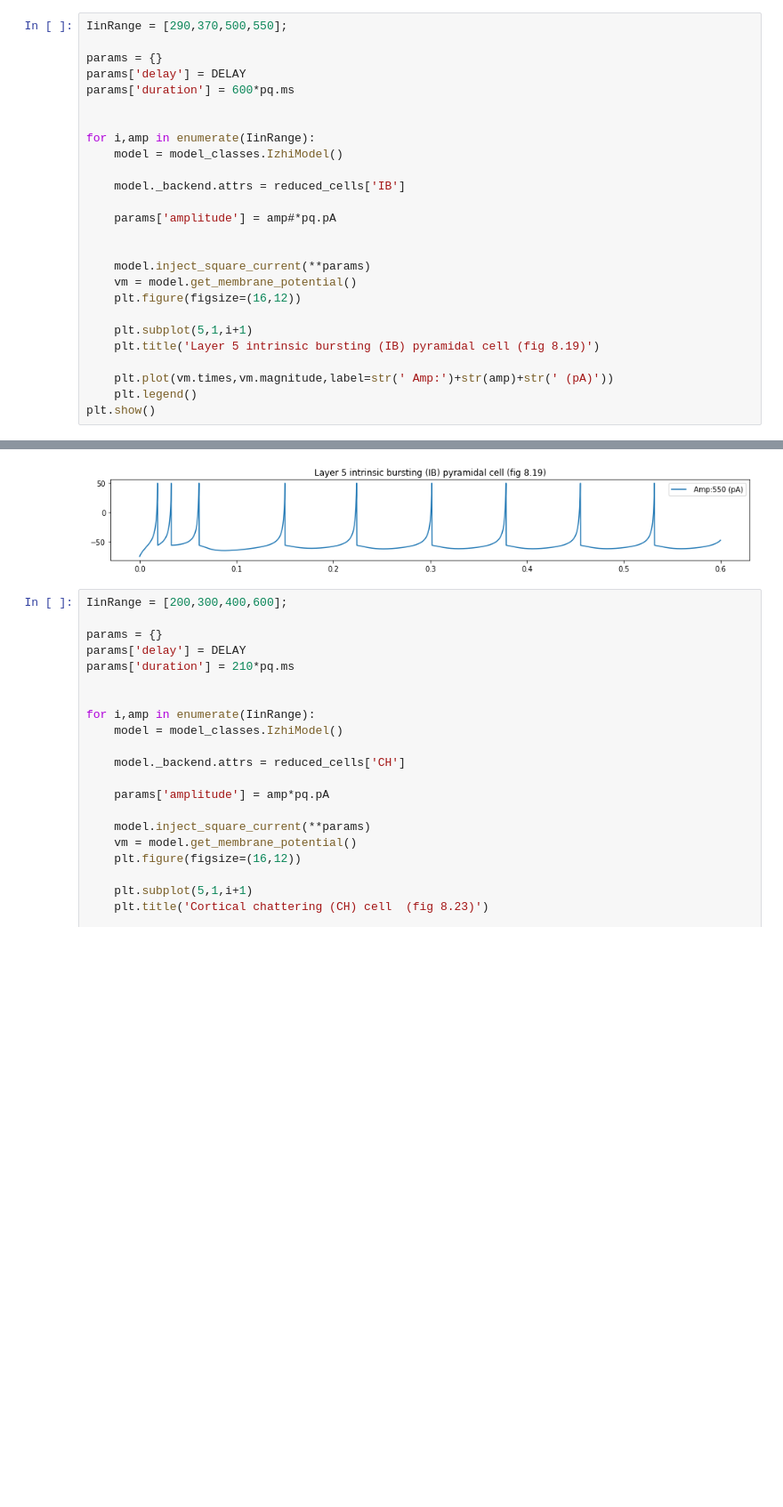
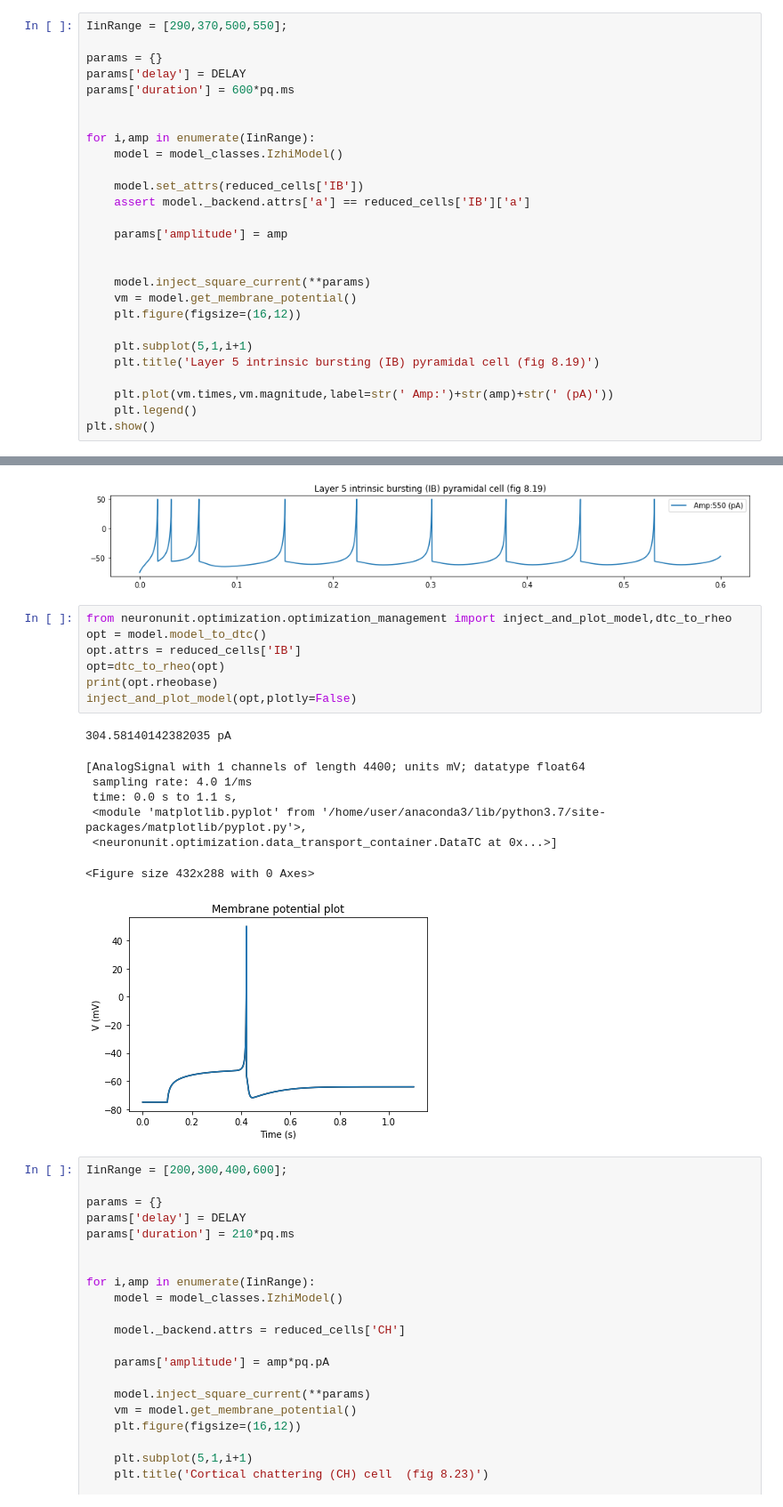
Before and after one commit to russelljjarvis/jit_hub, a Jupyter notebook: jithub/examples/backend_test.ipynb, the cells around one changed output, grey strips where cells are left out. Shown at 89% size. Saved outputs shown, nothing was run; the diff lists cells and outputs as text; blank space fills up the shorter version.

```diff
--- a/jithub/examples/backend_test.ipynb
+++ b/jithub/examples/backend_test.ipynb
@@ -171,9 +186,10 @@ params['duration'] = 600*pq.ms
 for i,amp in enumerate(IinRange):
     model = model_classes.IzhiModel()
 
-    model._backend.attrs = reduced_cells['IB']
+    model.set_attrs(reduced_cells['IB'])
+    assert model._backend.attrs['a'] == reduced_cells['IB']['a']
 
-    params['amplitude'] = amp#*pq.pA
+    params['amplitude'] = amp
 
 
     model.inject_square_current(**params)
@@ -191,6 +207,22 @@ plt.show()
 [figure]
 [figure]
 [figure]
+# %%
+from neuronunit.optimization.optimization_management import inject_and_plot_model,dtc_to_rheo
+opt = model.model_to_dtc()
+opt.attrs = reduced_cells['IB']
+opt=dtc_to_rheo(opt)
+print(opt.rheobase)
+inject_and_plot_model(opt,plotly=False)
+# %% [output]
+304.58140142382035 pA
+[AnalogSignal with 1 channels of length 4400; units mV; datatype float64
+ sampling rate: 4.0 1/ms
+ time: 0.0 s to 1.1 s,
+ <module 'matplotlib.pyplot' from '/home/user/anaconda3/lib/python3.7/site-packages/matplotlib/pyplot.py'>,
+ <neuronunit.optimization.data_transport_container.DataTC at 0x...>]
+<Figure size 432x288 with 0 Axes>
+[figure, added]
 # %%
 IinRange = [200,300,400,600];
 
```
Also changed, not shown: parts of 4 cells of this notebook, 2 other files.
